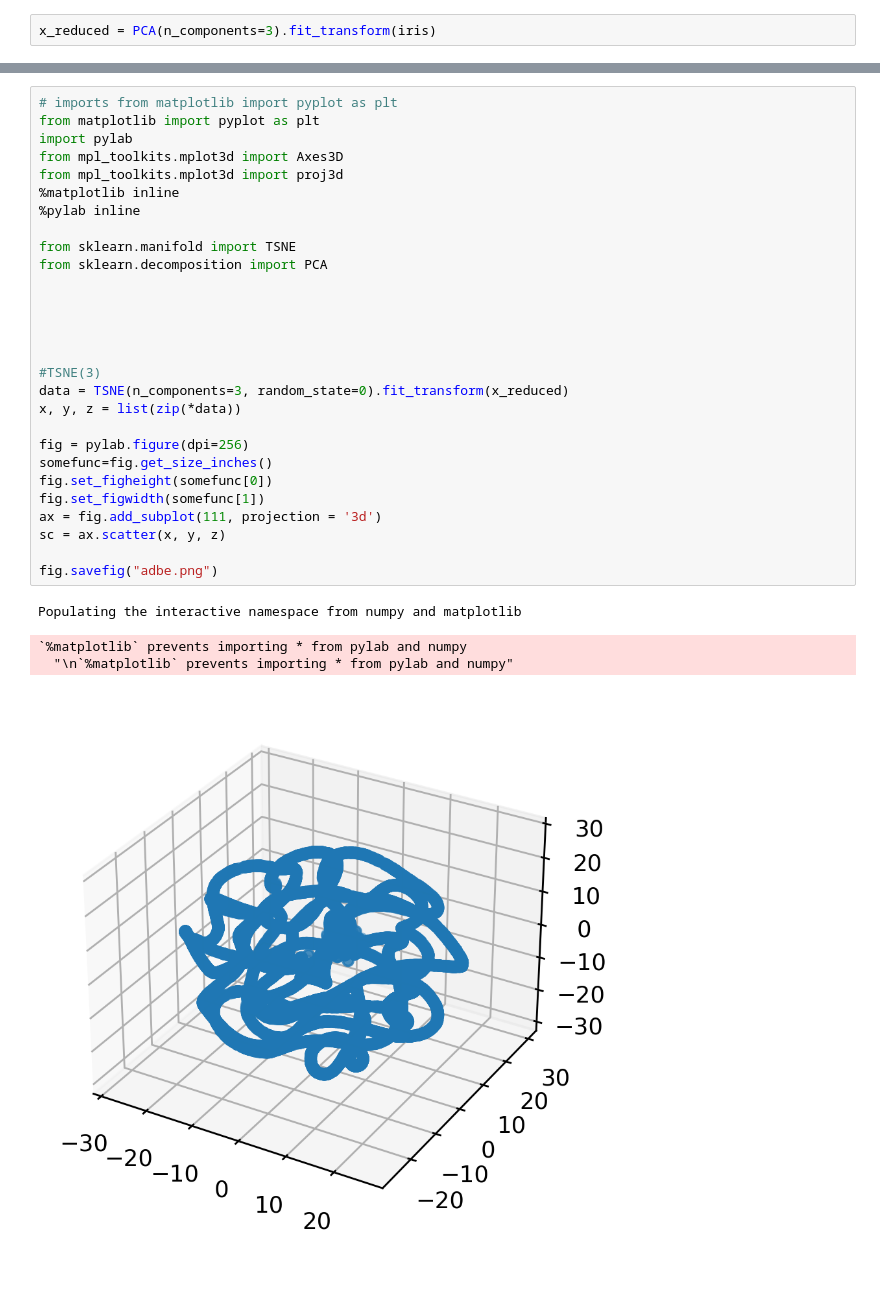
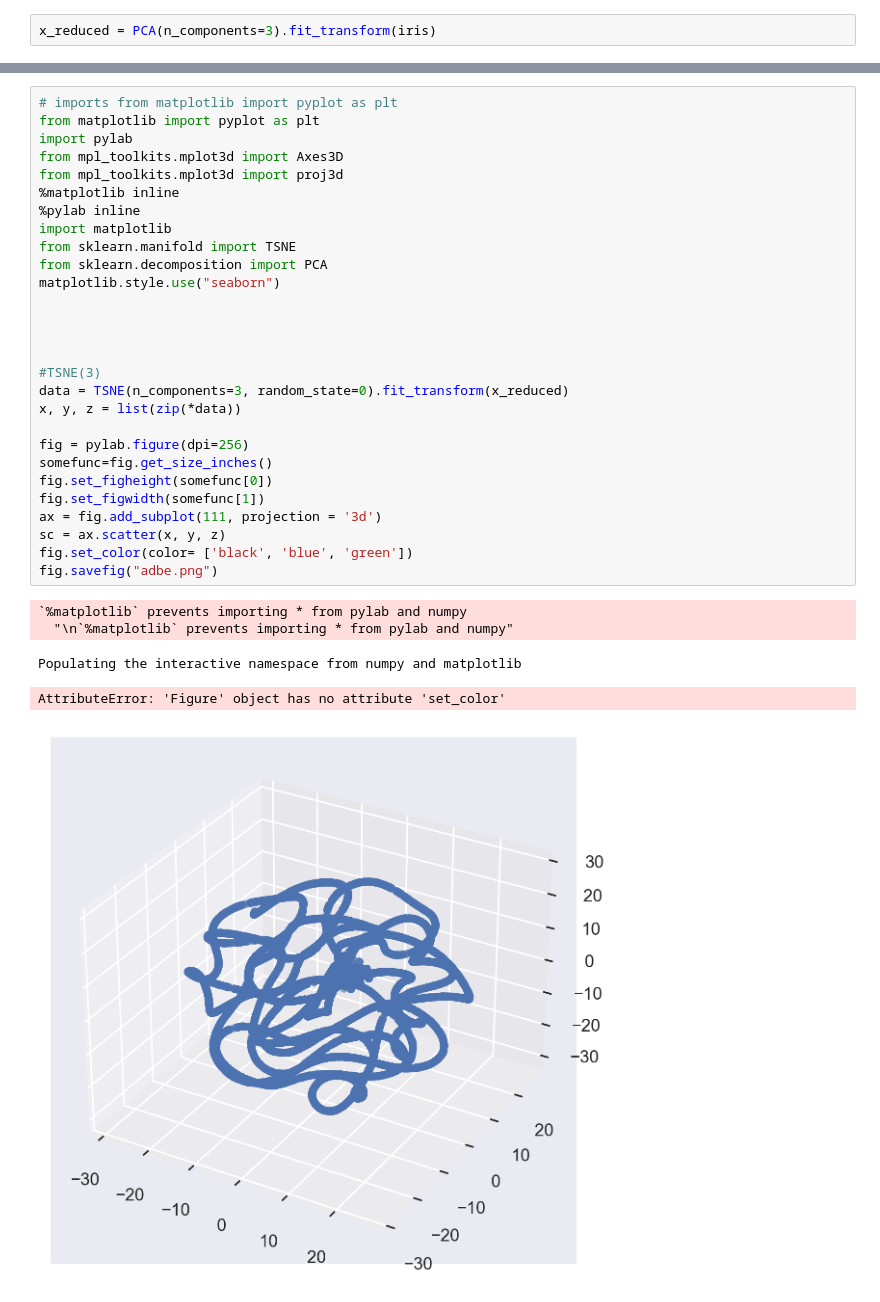
Before and after one commit to pdenormandie/project_2, a Jupyter notebook: functioning_data_creator.ipynb, the cells around one changed output, grey strips where cells are left out. Drawn from its saved outputs; the diff is of its cells as text.

```diff
--- a/functioning_data_creator.ipynb
+++ b/functioning_data_creator.ipynb
@@ -79,33 +94,34 @@ axes.scatter(x_reduced[:,0],x_reduced[:,1],x_reduced[:,2])
 # %%
 # imports from matplotlib import pyplot as plt
 from matplotlib import pyplot as plt
 import pylab
 from mpl_toolkits.mplot3d import Axes3D
 from mpl_toolkits.mplot3d import proj3d
 %matplotlib inline
 %pylab inline
-
+import matplotlib
 from sklearn.manifold import TSNE
 from sklearn.decomposition import PCA
-
+matplotlib.style.use("seaborn")
 
 
 
 
 #TSNE(3)
 data = TSNE(n_components=3, random_state=0).fit_transform(x_reduced)
 x, y, z = list(zip(*data))
 
 fig = pylab.figure(dpi=256)
 somefunc=fig.get_size_inches()
 fig.set_figheight(somefunc[0])
 fig.set_figwidth(somefunc[1])
 ax = fig.add_subplot(111, projection = '3d')
 sc = ax.scatter(x, y, z)
-
+fig.set_color(color= ['black', 'blue', 'green'])
 fig.savefig("adbe.png")
 # %% [output]
-Populating the interactive namespace from numpy and matplotlib
+`%matplotlib` prevents importing * from pylab and numpy
+  "\n`%matplotlib` prevents importing * from pylab and numpy"
-`%matplotlib` prevents importing * from pylab and numpy
-  "\n`%matplotlib` prevents importing * from pylab and numpy"
+Populating the interactive namespace from numpy and matplotlib
+AttributeError: 'Figure' object has no attribute 'set_color'
-[figure, old version]
+[figure, new version]
```
Also changed, not shown: parts of 9 cells of this notebook.
